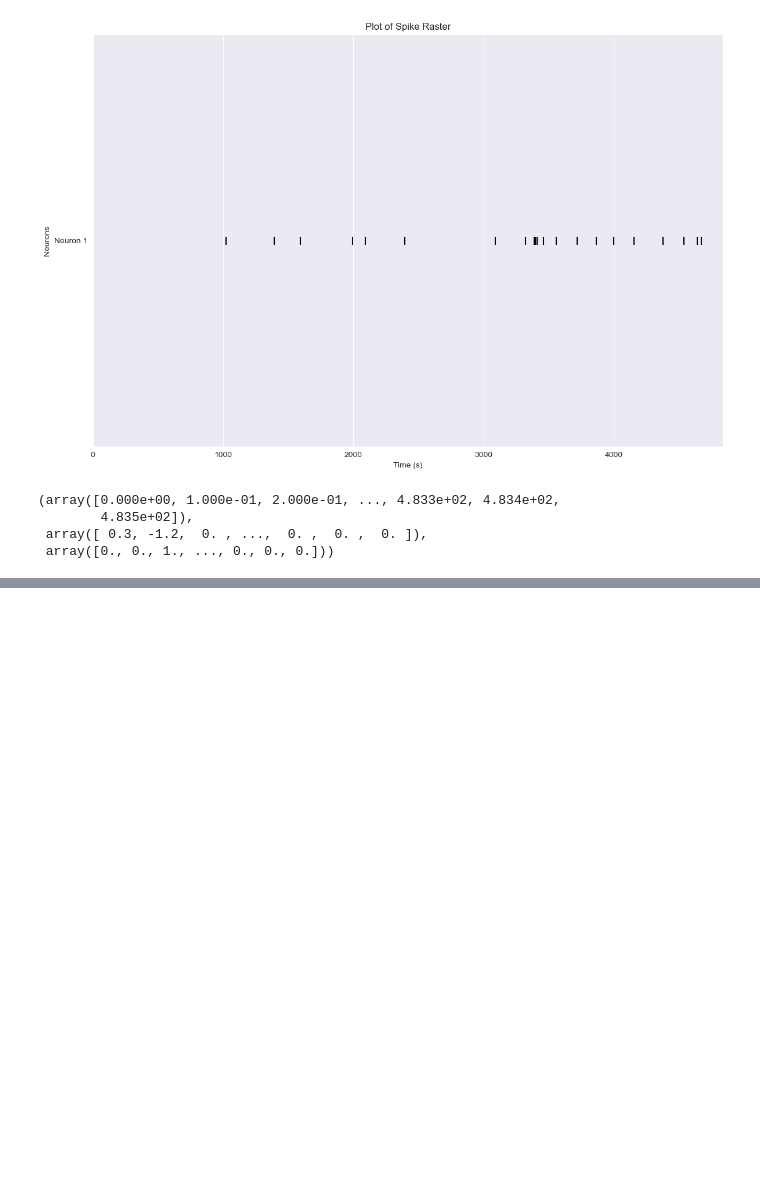
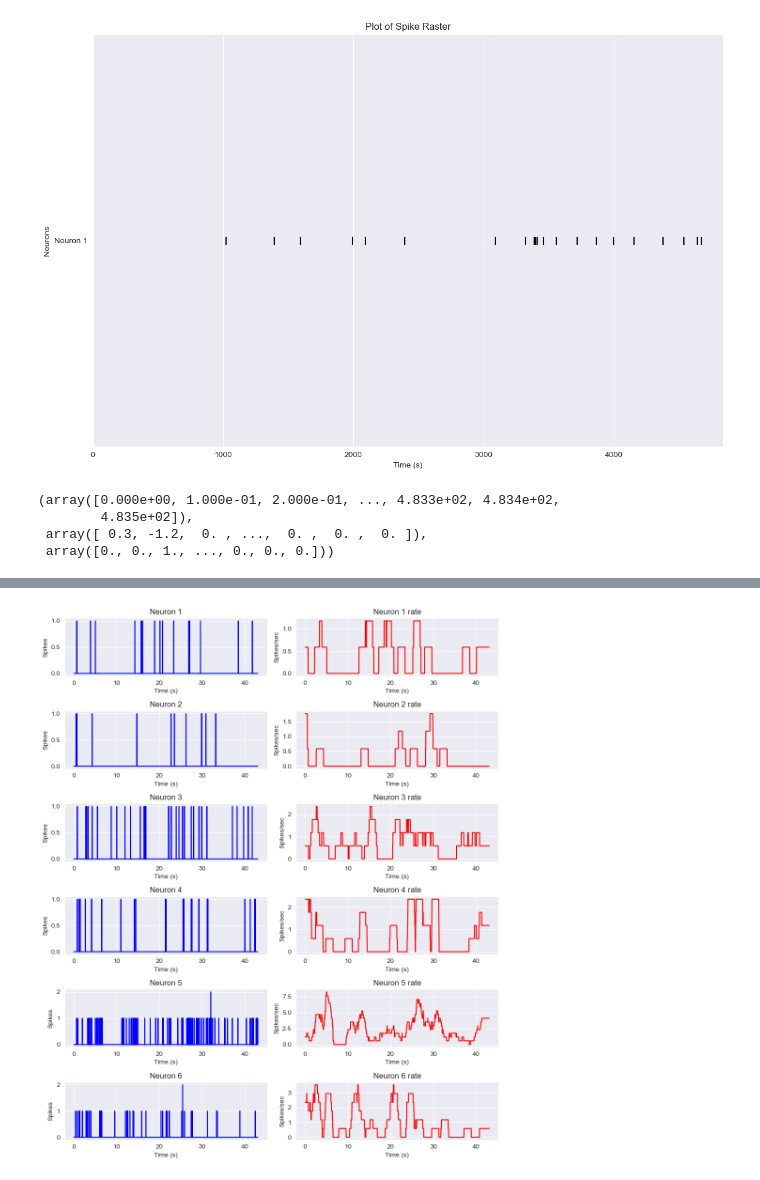
Before and after one commit to gerryfrank10/neuronal-analysis, a Jupyter notebook: Assignment/answer.ipynb, the cells around one changed output, grey strips where cells are left out. Cells and saved outputs as stored; diff of their text form; code cells hidden in the pictures; blank space fills up the shorter version.

```diff
--- a/Assignment/answer.ipynb
+++ b/Assignment/answer.ipynb
@@ -414,0 +300,5 @@ def plot_network(neurons, duration):
+# %%
+bin_size = 0.01 # Provided by the dataset
+num_of_rows = data.shape[0]
+time_duration = num_of_rows * bin_size
+print(f'The total duration of the data is {time_duration:.2f} seconds')
@@ -414,0 +324,23 @@ def plot_network(neurons, duration):
+# %%
+from sklearn.model_selection import cross_val_score, LeaveOneOut
+from sklearn.discriminant_analysis import  LinearDiscriminantAnalysis
+from sklearn.model_selection import train_test_split
+lda = LinearDiscriminantAnalysis()
+loo = LeaveOneOut()
+spikes = data.iloc[:, :-2].values
+target = data.iloc[:, -2].values
+X_train, X_test, y_train, y_test = train_test_split(spikes, target, test_size=0.2, random_state=42)
+#scores = cross_val_score(lda, X_train, y_train, cv=LeaveOneOut())
+import time
+start_time = time.time()
+scores = cross_val_score(lda, spikes, target, cv=loo, scoring='accuracy')
+end_time = time.time()
+print(f'Mean accuracy: {scores.mean():.3f}')
+print(f'Time taken: {end_time - start_time:.2f} seconds')
+lda2 = LinearDiscriminantAnalysis()
+lda2.fit(X_train, y_train)
+
+train_score = lda2.score(X_train, y_train)
+test_score = lda2.score(X_test, y_test)
+print(f'Test score: {test_score:.3f}')
+print(f'Train score: {train_score:.3f}')
@@ -414,0 +431,7 @@ def plot_network(neurons, duration):
+# %%
+'''
+Calling the rate function with another dataset. (please un comment to load another dataset)
+'''
+spikes = np.loadtxt('DataSetCoursework_POG.txt')# or 'DataSetCoursework_AMA.txt')
+rate, plot_rate = rates1_calculate(spikes=spikes, window_size=1.7,)
+rate
@@ -414,0 +452,7 @@ def plot_network(neurons, duration):
+# %%
+'''
+Plotting the rate function.
+'''
+plot_rate()
+# %% [output]
+[figure, added]
```
Also changed, not shown: parts of 40 cells of this notebook, 1 other file.
